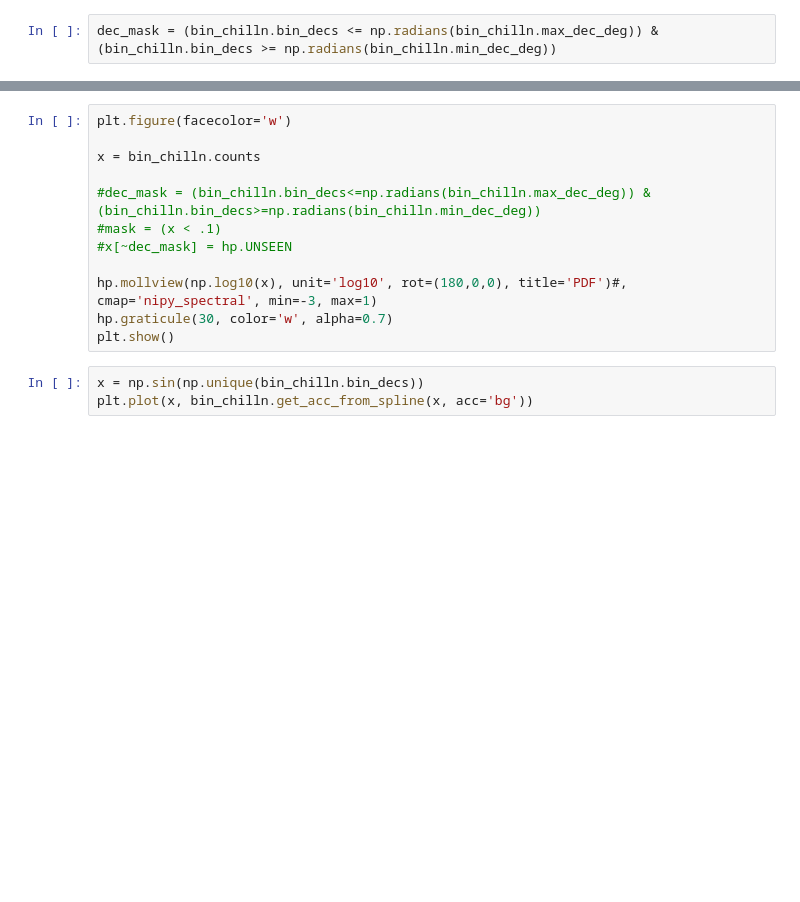
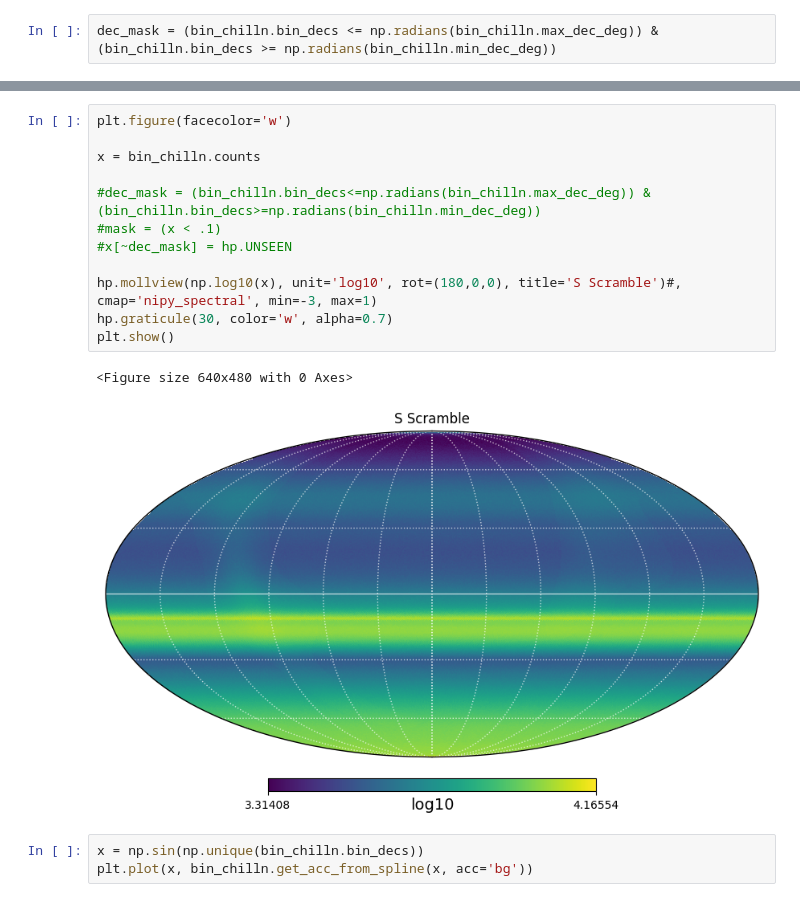
Before and after one commit to MACampana/BinnedTracks, a Jupyter notebook: NEW_BinnedAnalysis.ipynb, the cells around one changed output, grey strips where cells are left out. Cells and saved outputs as stored; diff of their text form; blank space fills up the shorter version.

```diff
--- a/NEW_BinnedAnalysis.ipynb
+++ b/NEW_BinnedAnalysis.ipynb
@@ -753,15 +896,18 @@ plt.show()
 # %%
 plt.figure(facecolor='w')
 
 x = bin_chilln.counts
 
 #dec_mask = (bin_chilln.bin_decs<=np.radians(bin_chilln.max_dec_deg)) & (bin_chilln.bin_decs>=np.radians(bin_chilln.min_dec_deg))
 #mask = (x < .1)
 #x[~dec_mask] = hp.UNSEEN
 
-hp.mollview(np.log10(x), unit='log10', rot=(180,0,0), title='PDF')#, cmap='nipy_spectral', min=-3, max=1)
+hp.mollview(np.log10(x), unit='log10', rot=(180,0,0), title='S Scramble')#, cmap='nipy_spectral', min=-3, max=1)
 hp.graticule(30, color='w', alpha=0.7)
 plt.show()
+# %% [output]
+<Figure size 640x480 with 0 Axes>
+[figure, added]
 # %%
 x = np.sin(np.unique(bin_chilln.bin_decs))
 plt.plot(x, bin_chilln.get_acc_from_spline(x, acc='bg'))
```
Also changed, not shown: parts of 19 cells of this notebook, 3 other files.
